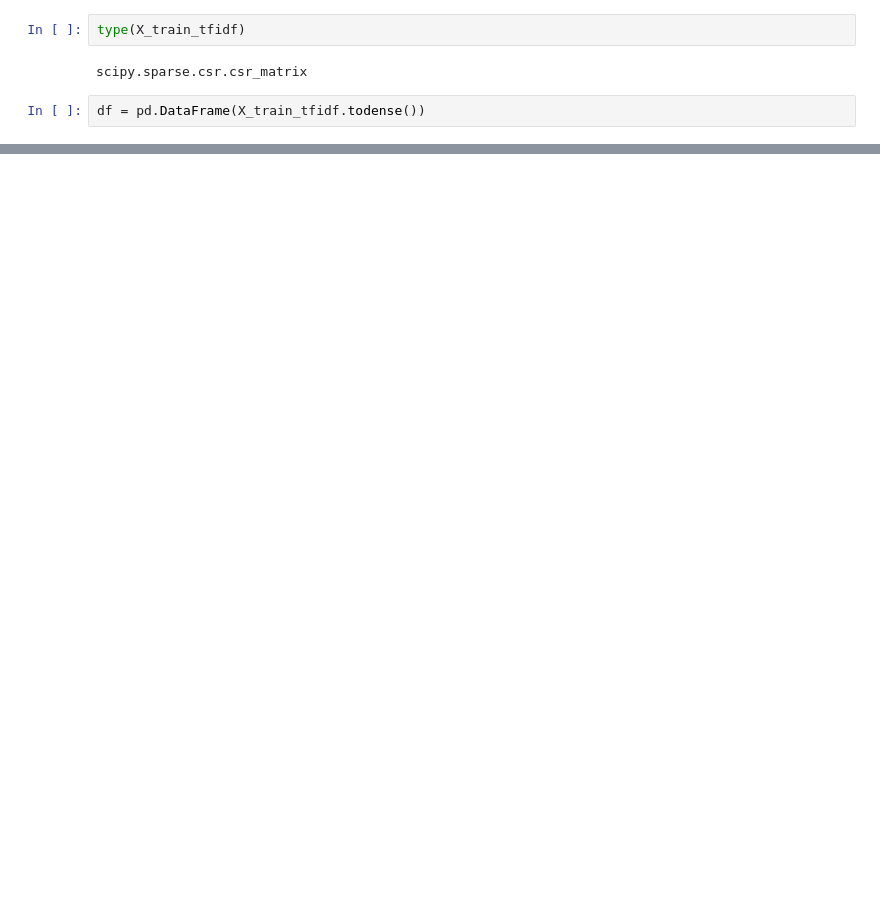
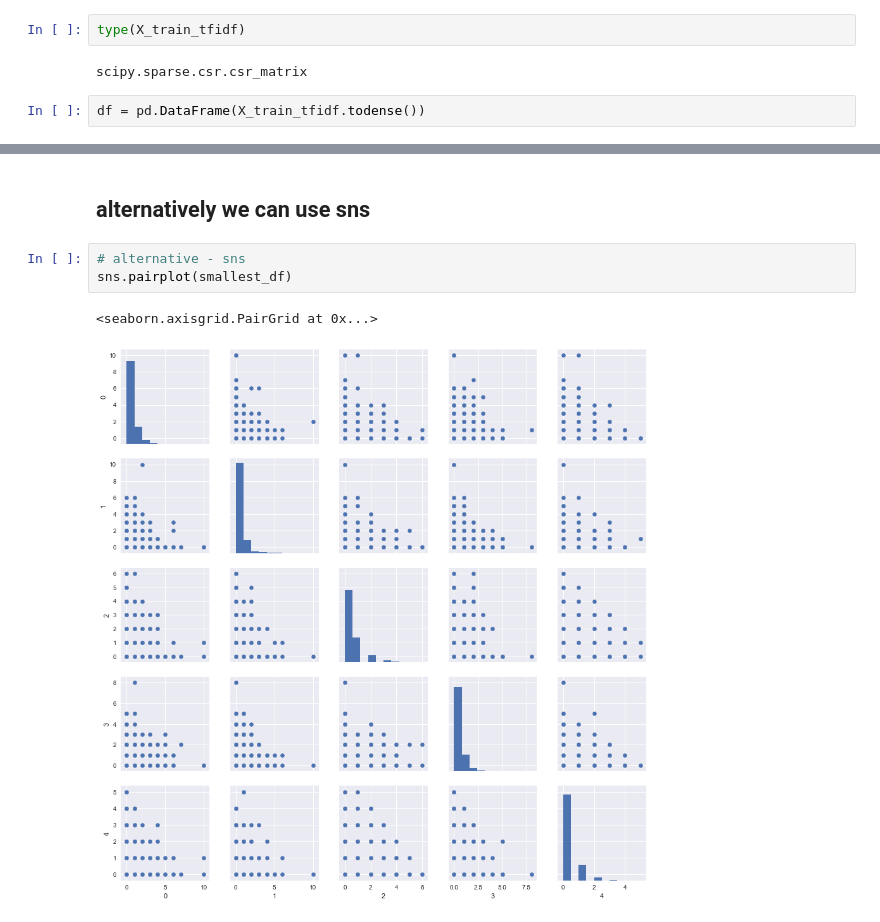
Before and after one commit to alexxuelin/cs182-final-project, a Jupyter notebook: methods.ipynb, the cells around one changed output, grey strips where cells are left out. Saved outputs shown, nothing was run; the diff lists cells and outputs as text; blank space fills up the shorter version.

```diff
--- a/methods.ipynb
+++ b/methods.ipynb
@@ -650 +647,9 @@ print so[-10]
+# %% [markdown]
+## alternatively we can use sns
+# %%
+# alternative - sns
+sns.pairplot(smallest_df)
+# %% [output]
+<seaborn.axisgrid.PairGrid at 0x...>
+[figure, added]
 # %%
```
Also changed, not shown: parts of 24 cells of this notebook, 4 other files.
